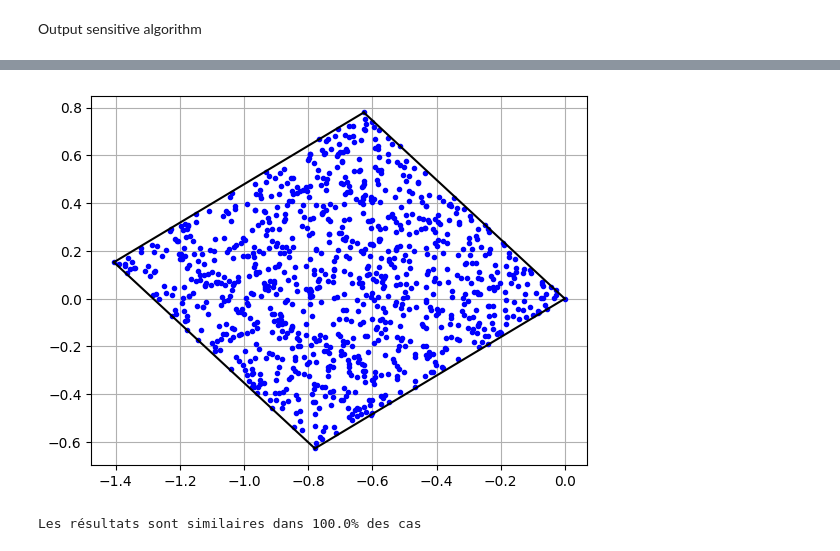
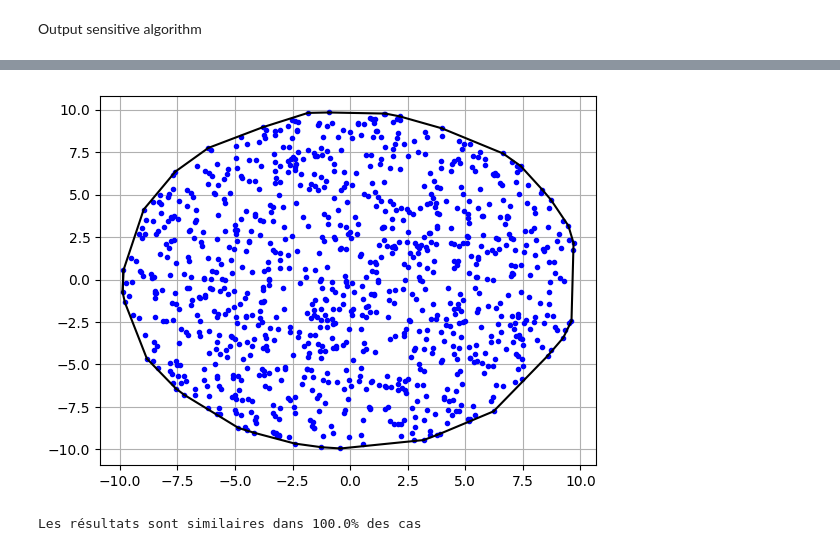
Before and after one commit to jacedoir/INF421_PI_Project, a Jupyter notebook: project.ipynb, the cells around one changed output, grey strips where cells are left out. Saved outputs shown, nothing was run; the diff lists cells and outputs as text; code cells hidden in the pictures.

```diff
--- a/project.ipynb
+++ b/project.ipynb
@@ -361,25 +363,25 @@ def hull_by_basis(dataset):
 # %%
 def print_hull_by_basis(dataset):
    for i in range(np.size(dataset, axis=0)):
       plt.plot(dataset[i][0], dataset[i][1], marker=".", color="b")
    #upper hull
 
    hull = hull_by_basis(dataset)
    for i in range(len(hull)-1):
       plt.plot([hull[i][0],hull[i+1][0]],[hull[i][1],hull[i+1][1]], 'k-')
 
    #lower hull
    dataset = np.dot(dataset, np.array([[1,0],[0,-1]]))
    hull=hull_by_basis(dataset)
    for i in range(len(hull)-1):
       plt.plot([hull[i][0],hull[i+1][0]],[-hull[i][1],-hull[i+1][1]], 'k-')
 
    plt.grid()
    plt.show()
 
-print_hull_by_basis(generateA(1000))
+print_hull_by_basis(generateC(1000,10))
 # %% [output]
-[figure, old version]
+[figure, new version]
 # %%
 def compare_output(dataset):
     basis_hull_upper=hull_by_basis(dataset)
```
Also changed, not shown: parts of 3 cells of this notebook, 3 other files.
